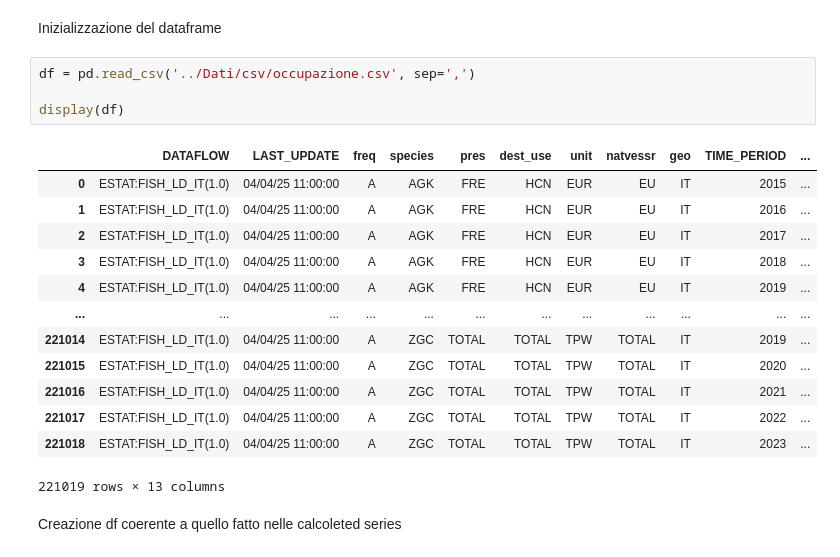
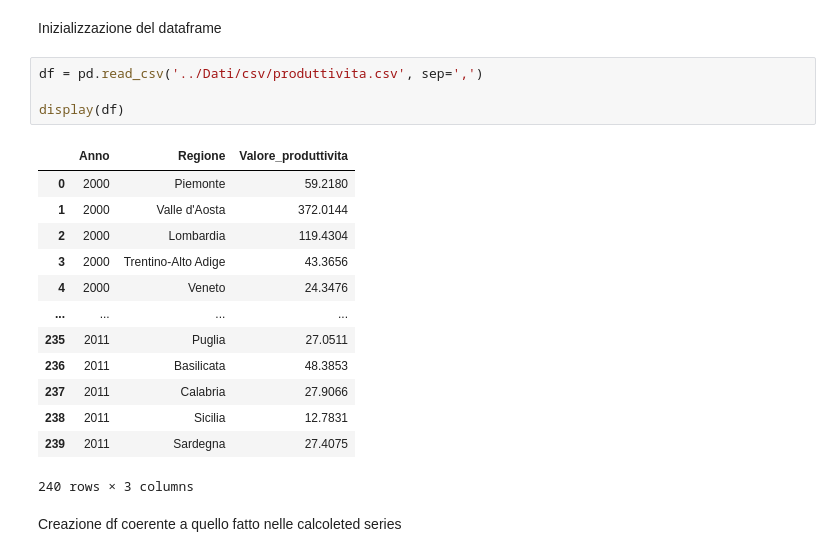
Before and after one commit to mrcmassaro/prova_esame_2025, a Jupyter notebook: Notebook/Notebook.ipynb, the cells around one changed output. Drawn from its saved outputs; the diff is of its cells as text.

Commit message:
Rifatto con i dati effettivi per fare delle prove

```diff
--- a/Notebook/Notebook.ipynb
+++ b/Notebook/Notebook.ipynb
@@ -7,23 +7,23 @@ import plotly.express as px
 # %% [markdown]
 Inizializzazione del dataframe
 # %%
-df = pd.read_csv('../Dati/csv/occupazione.csv', sep=',')
+df = pd.read_csv('../Dati/csv/produttivita.csv', sep=',')
 
 display(df)
 # %% [output]
-|  | DATAFLOW | LAST_UPDATE | freq | species | pres | dest_use | unit | natvessr | geo | TIME_PERIOD | ... |
-| 0 | ESTAT:FISH_LD_IT(1.0) | 04/04/25 11:00:00 | A | AGK | FRE | HCN | EUR | EU | IT | 2015 | ... |
-| 1 | ESTAT:FISH_LD_IT(1.0) | 04/04/25 11:00:00 | A | AGK | FRE | HCN | EUR | EU | IT | 2016 | ... |
-| 2 | ESTAT:FISH_LD_IT(1.0) | 04/04/25 11:00:00 | A | AGK | FRE | HCN | EUR | EU | IT | 2017 | ... |
-| 3 | ESTAT:FISH_LD_IT(1.0) | 04/04/25 11:00:00 | A | AGK | FRE | HCN | EUR | EU | IT | 2018 | ... |
-| 4 | ESTAT:FISH_LD_IT(1.0) | 04/04/25 11:00:00 | A | AGK | FRE | HCN | EUR | EU | IT | 2019 | ... |
-| ... | ... | ... | ... | ... | ... | ... | ... | ... | ... | ... | ... |
-| 221014 | ESTAT:FISH_LD_IT(1.0) | 04/04/25 11:00:00 | A | ZGC | TOTAL | TOTAL | TPW | TOTAL | IT | 2019 | ... |
-| 221015 | ESTAT:FISH_LD_IT(1.0) | 04/04/25 11:00:00 | A | ZGC | TOTAL | TOTAL | TPW | TOTAL | IT | 2020 | ... |
-| 221016 | ESTAT:FISH_LD_IT(1.0) | 04/04/25 11:00:00 | A | ZGC | TOTAL | TOTAL | TPW | TOTAL | IT | 2021 | ... |
-| 221017 | ESTAT:FISH_LD_IT(1.0) | 04/04/25 11:00:00 | A | ZGC | TOTAL | TOTAL | TPW | TOTAL | IT | 2022 | ... |
-| 221018 | ESTAT:FISH_LD_IT(1.0) | 04/04/25 11:00:00 | A | ZGC | TOTAL | TOTAL | TPW | TOTAL | IT | 2023 | ... |
+|  | Anno | Regione | Valore_produttivita |
+| 0 | 2000 | Piemonte | 59.2180 |
+| 1 | 2000 | Valle d'Aosta | 372.0144 |
+| 2 | 2000 | Lombardia | 119.4304 |
+| 3 | 2000 | Trentino-Alto Adige | 43.3656 |
+| 4 | 2000 | Veneto | 24.3476 |
+| ... | ... | ... | ... |
+| 235 | 2011 | Puglia | 27.0511 |
+| 236 | 2011 | Basilicata | 48.3853 |
+| 237 | 2011 | Calabria | 27.9066 |
+| 238 | 2011 | Sicilia | 12.7831 |
+| 239 | 2011 | Sardegna | 27.4075 |
-221019 rows × 13 columns
+240 rows × 3 columns
 # %% [markdown]
 Creazione df coerente a quello fatto nelle calcoleted series
 # %%
```
Also changed, not shown: 9 other files.
